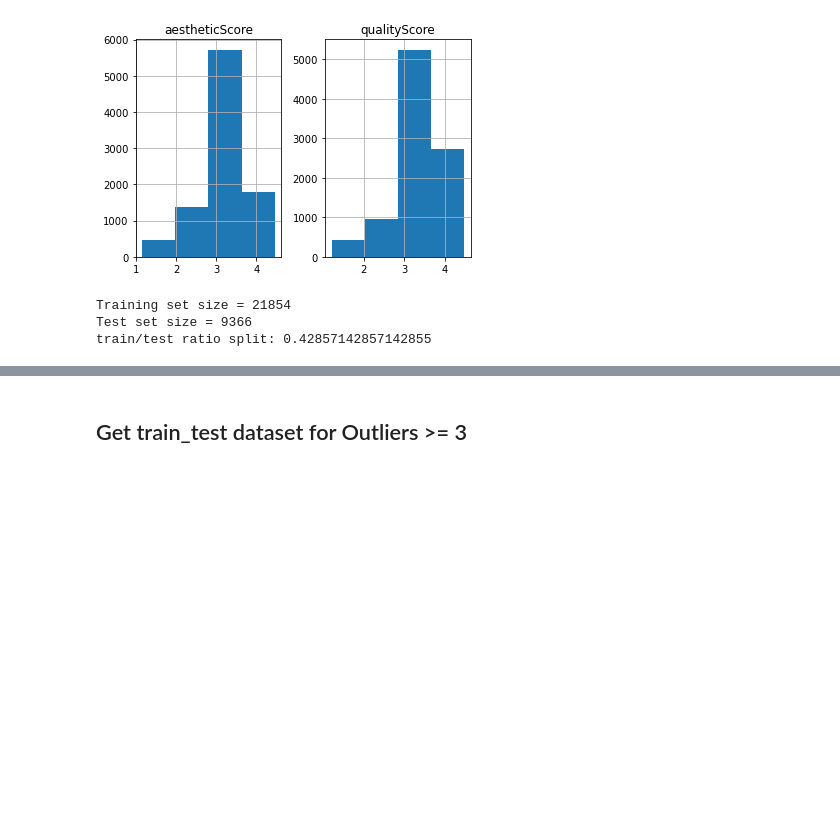
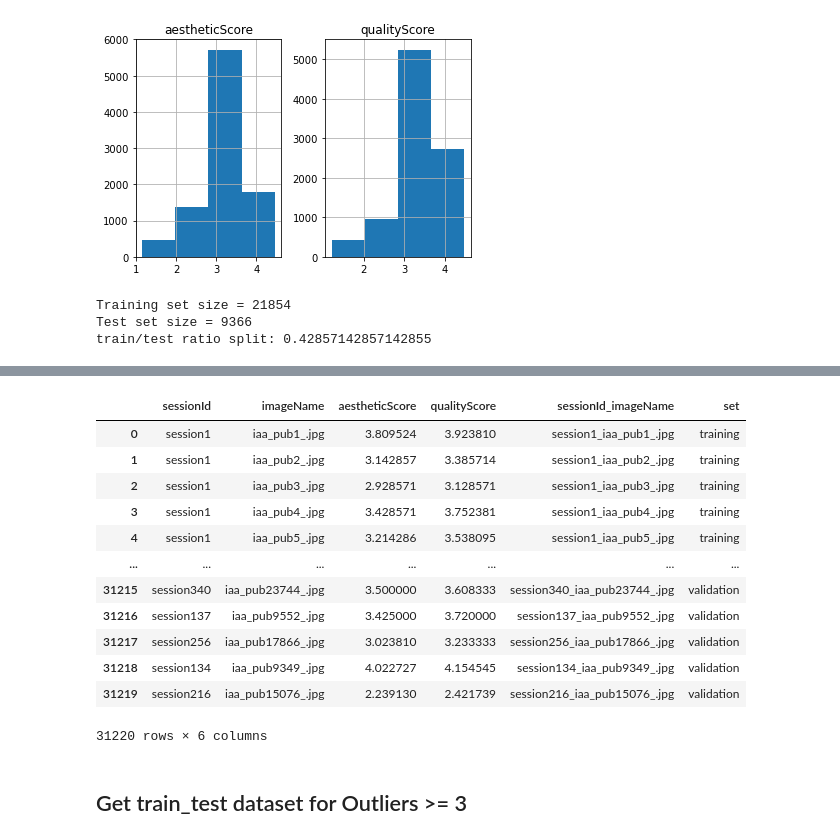
Before and after one commit to ChooJunIan/mtaiq, a Jupyter notebook: stratify_datasets.ipynb, the cells around one changed output, grey strips where cells are left out. Drawn from its saved outputs; the diff is of its cells as text; code cells hidden in the pictures; blank space fills up the shorter version.

```diff
--- a/stratify_datasets.ipynb
+++ b/stratify_datasets.ipynb
@@ -216,2 +248,19 @@ merged_test
+# %%
+merged_get2 = pd.concat([merged_train, merged_test, merged_validation], ignore_index=True)
+merged_get2
+# %% [output]
+|  | sessionId | imageName | aestheticScore | qualityScore | sessionId_imageName | set |
+| 0 | session1 | iaa_pub1_.jpg | 3.809524 | 3.923810 | session1_iaa_pub1_.jpg | training |
+| 1 | session1 | iaa_pub2_.jpg | 3.142857 | 3.385714 | session1_iaa_pub2_.jpg | training |
+| 2 | session1 | iaa_pub3_.jpg | 2.928571 | 3.128571 | session1_iaa_pub3_.jpg | training |
+| 3 | session1 | iaa_pub4_.jpg | 3.428571 | 3.752381 | session1_iaa_pub4_.jpg | training |
+| 4 | session1 | iaa_pub5_.jpg | 3.214286 | 3.538095 | session1_iaa_pub5_.jpg | training |
+| ... | ... | ... | ... | ... | ... | ... |
+| 31215 | session340 | iaa_pub23744_.jpg | 3.500000 | 3.608333 | session340_iaa_pub23744_.jpg | validation |
+| 31216 | session137 | iaa_pub9552_.jpg | 3.425000 | 3.720000 | session137_iaa_pub9552_.jpg | validation |
+| 31217 | session256 | iaa_pub17866_.jpg | 3.023810 | 3.233333 | session256_iaa_pub17866_.jpg | validation |
+| 31218 | session134 | iaa_pub9349_.jpg | 4.022727 | 4.154545 | session134_iaa_pub9349_.jpg | validation |
+| 31219 | session216 | iaa_pub15076_.jpg | 2.239130 | 2.421739 | session216_iaa_pub15076_.jpg | validation |
+31220 rows × 6 columns
 # %%
 # Uncomment to produce train-test-split
```
Also changed, not shown: parts of 21 cells of this notebook, 2 other files.
